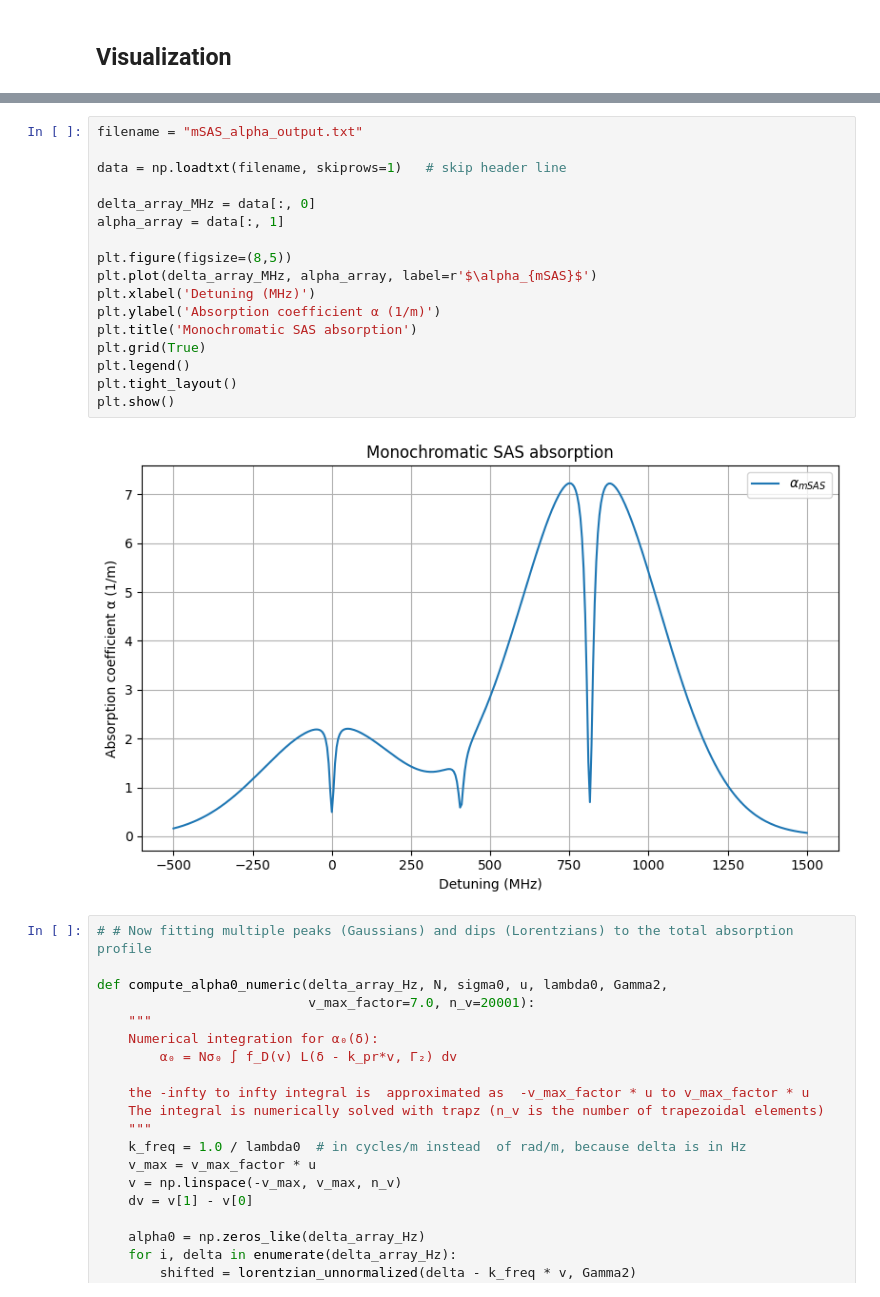
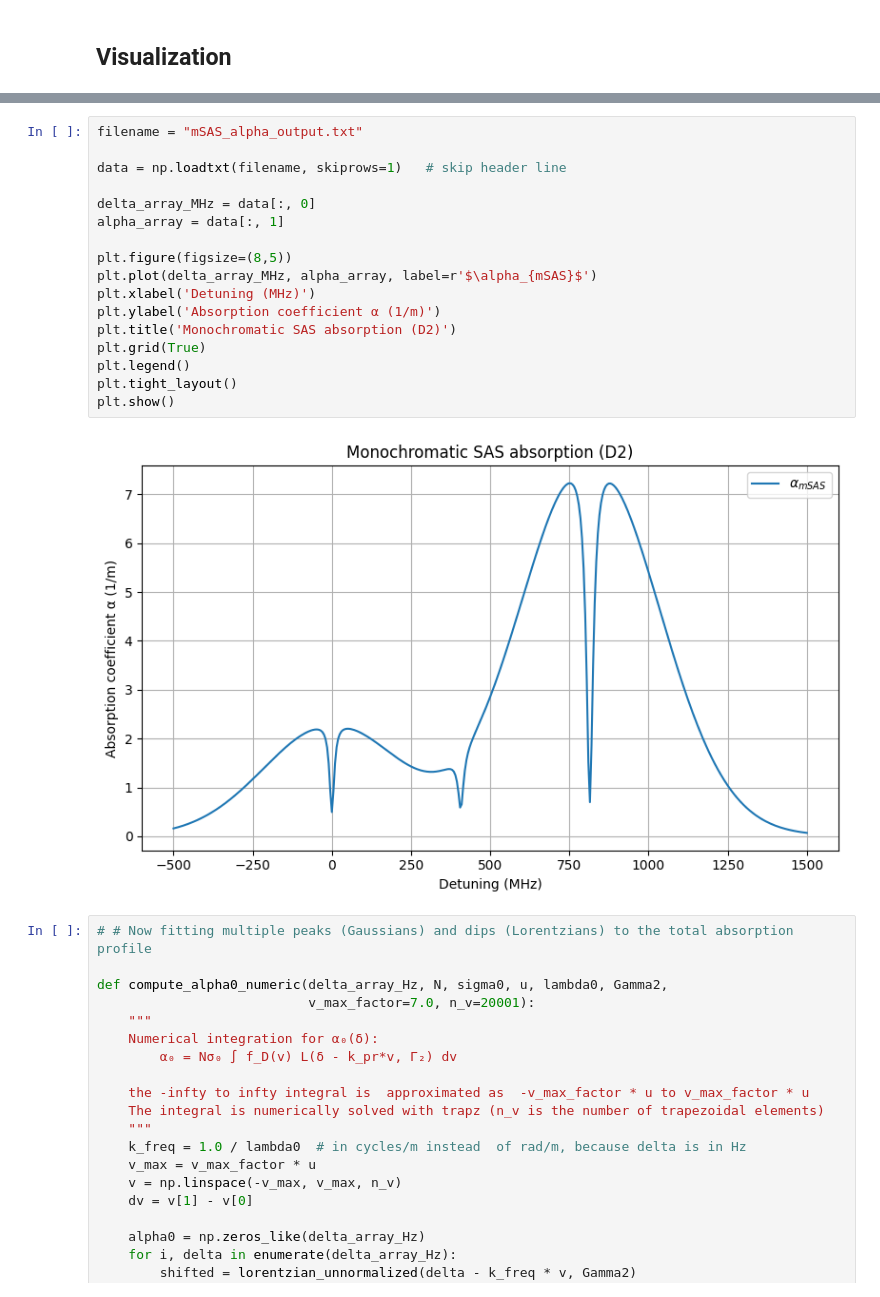
Before and after one commit to JonathanSugijanto/Bi-SAS-for-Optical-Clock, a Jupyter notebook: numeric.ipynb, the cells around one changed output, grey strips where cells are left out. Saved outputs shown, nothing was run; the diff lists cells and outputs as text.

```diff
--- a/numeric.ipynb
+++ b/numeric.ipynb
@@ -998,25 +1187,25 @@ computing Doppler-averaged alpha (mSAS).
 mSAS: computed 1/1 detunings
  Done alpha0 calculation in 9.6 s
 Saved mSAS α(Δ) to mSAS_alpha_output_test.txt
-# %%
-filename = "mSAS_alpha_output.txt"
-
-data = np.loadtxt(filename, skiprows=1)   # skip header line
-
-delta_array_MHz = data[:, 0]
-alpha_array = data[:, 1]
-
-plt.figure(figsize=(8,5))
-plt.plot(delta_array_MHz, alpha_array, label=r'$\alpha_{mSAS}$')
-plt.xlabel('Detuning (MHz)')
-plt.ylabel('Absorption coefficient α (1/m)')
-plt.title('Monochromatic SAS absorption')
-plt.grid(True)
-plt.legend()
-plt.tight_layout()
-plt.show()
-# %% [output]
-[figure, old version]
+# %%
+filename = "mSAS_alpha_output.txt"
+
+data = np.loadtxt(filename, skiprows=1)   # skip header line
+
+delta_array_MHz = data[:, 0]
+alpha_array = data[:, 1]
+
+plt.figure(figsize=(8,5))
+plt.plot(delta_array_MHz, alpha_array, label=r'$\alpha_{mSAS}$')
+plt.xlabel('Detuning (MHz)')
+plt.ylabel('Absorption coefficient α (1/m)')
+plt.title('Monochromatic SAS absorption (D2)')
+plt.grid(True)
+plt.legend()
+plt.tight_layout()
+plt.show()
+# %% [output]
+[figure, added]
 # %%
 # # Now fitting multiple peaks (Gaussians) and dips (Lorentzians) to the total absorption profile
 
```
Also changed, not shown: parts of 9 cells of this notebook, 1 other file.
